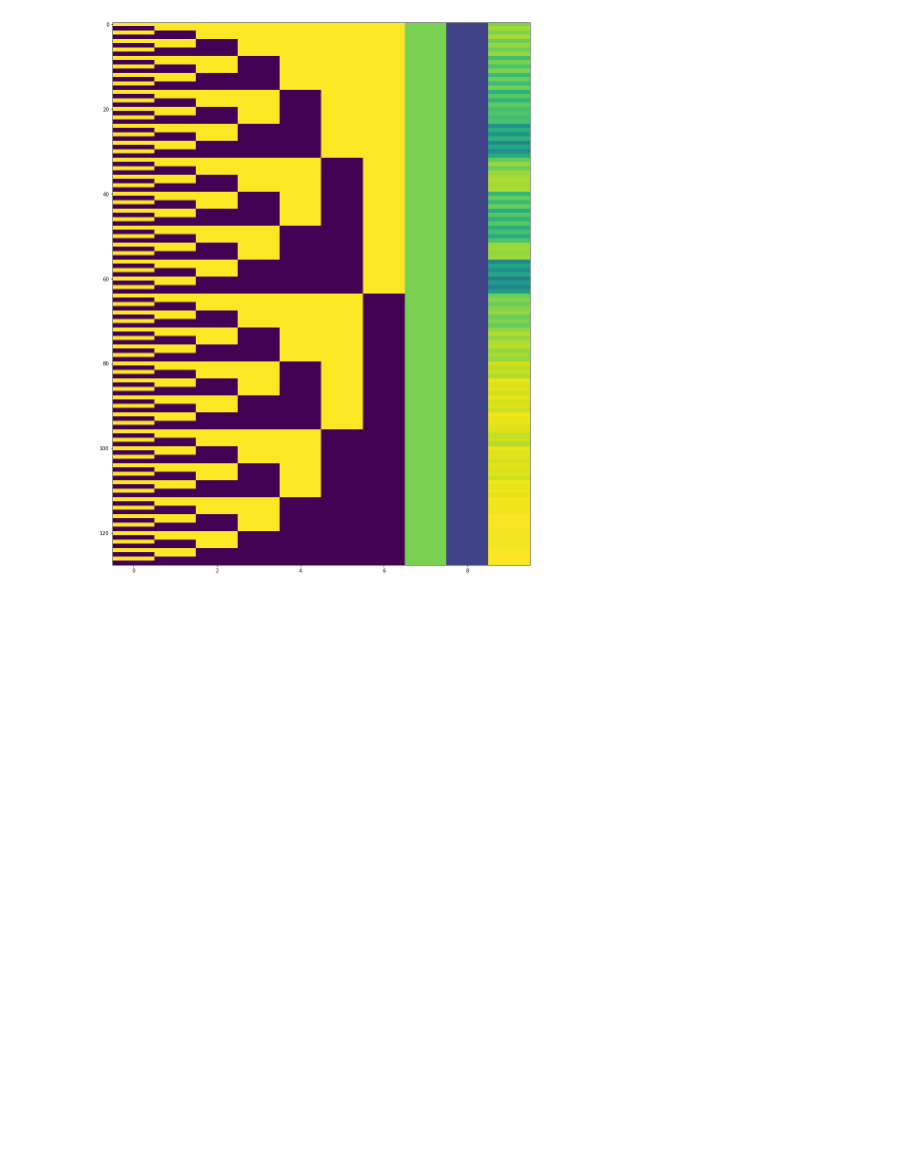
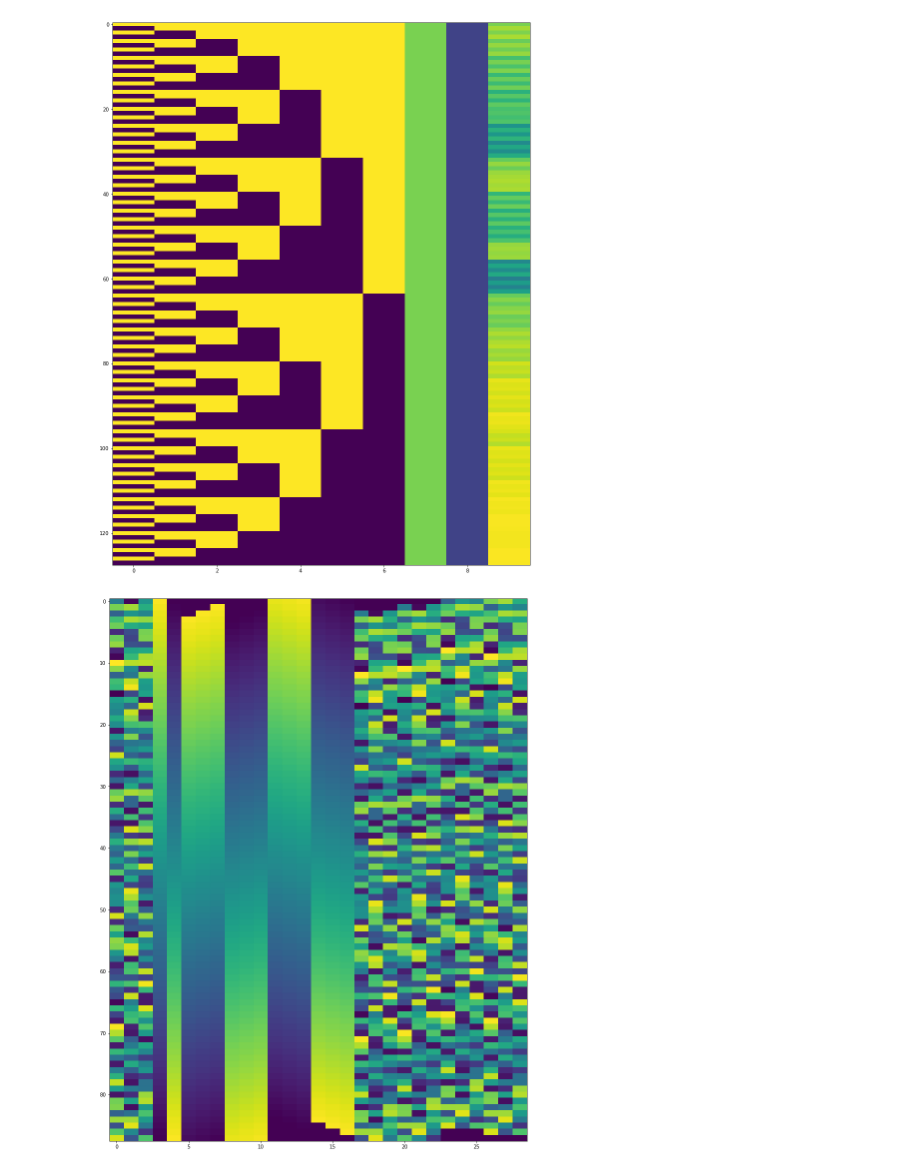
Before and after one commit to adrienycart/MLM_decoding, a Jupyter notebook: Scratch.ipynb, the cells around one changed output. Cells and saved outputs as stored; diff of their text form; code cells hidden in the pictures; blank space fills up the shorter version.

```diff
--- a/Scratch.ipynb
+++ b/Scratch.ipynb
@@ -138,3 +107,29 @@ ax.imshow(data, aspect='auto')
 plt.show()
 # %% [output]
 [figure]
+# %%
+import numpy as np
+import importlib
+import decode
+import matplotlib.pyplot as plt
+importlib.reload(decode)
+
+x = np.zeros((88,5))
+pr = np.random.rand(88,3)
+language = np.arange(88)/88
+acoustic = np.arange(88)[::-1]/88
+history=3
+history_context=2
+prior_context=3
+
+x[:,:history] = pr
+x[:, -2] = acoustic
+x[:, -1] = language
+
+x_pad = decode.pad_x(x, acoustic, language, pr, history, history_context, prior_context)
+
+fig, ax = plt.subplots(figsize=(15, 20))
+ax.imshow(x_pad, aspect='auto')
+plt.show()
+# %% [output]
+[figure, added]
```
Also changed, not shown: parts of 3 cells of this notebook, 1 other file.
